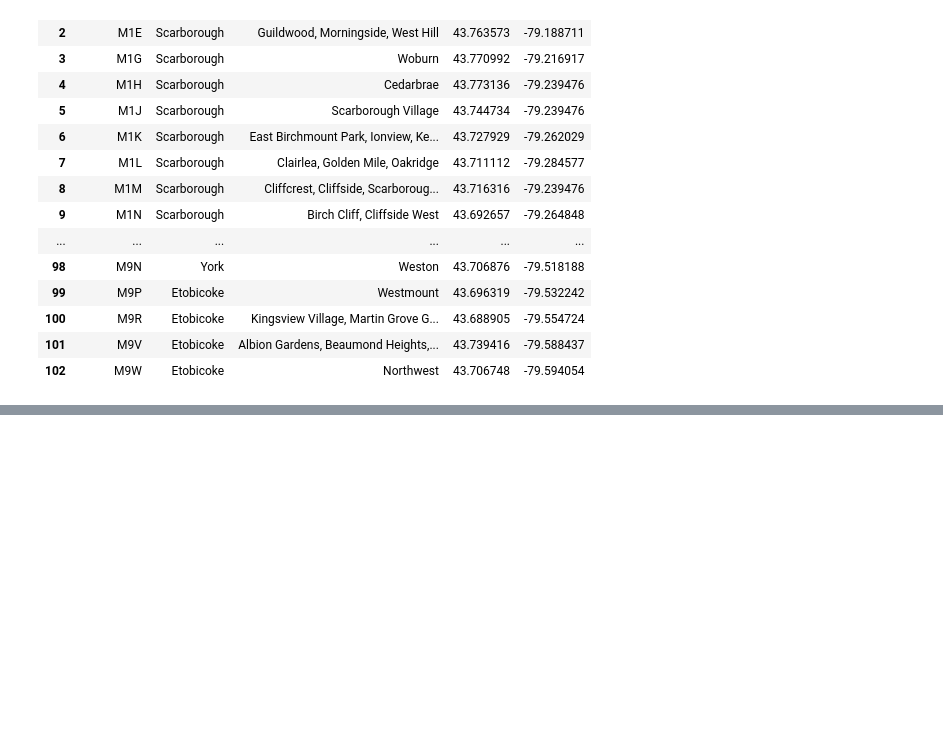
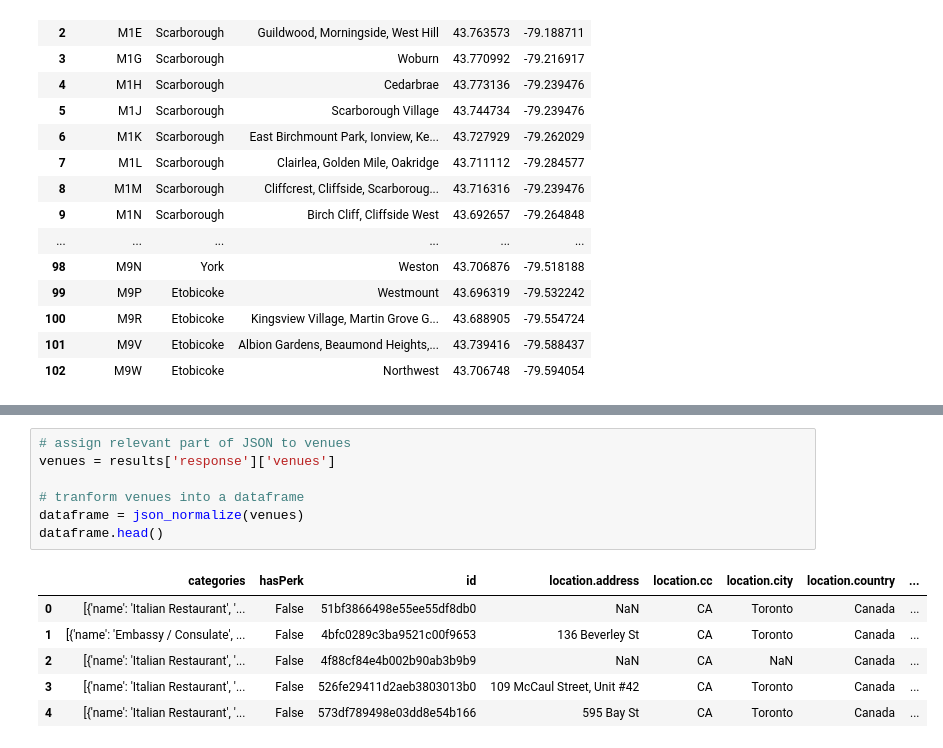
Before and after one commit to mukgithub/Coursera_Capstone, a Jupyter notebook: SegAndClust2.ipynb, the cells around one changed output, grey strips where cells are left out. Saved outputs shown, nothing was run; the diff lists cells and outputs as text; blank space fills up the shorter version.

```diff
--- a/SegAndClust2.ipynb
+++ b/SegAndClust2.ipynb
@@ -164,0 +275,14 @@ df
+# %%
+# assign relevant part of JSON to venues
+venues = results['response']['venues']
+
+# tranform venues into a dataframe
+dataframe = json_normalize(venues)
+dataframe.head()
+# %% [output]
+|  | categories | hasPerk | id | location.address | location.cc | location.city | location.country | ... |
+| 0 | [{'name': 'Italian Restaurant', '... | False | 51bf3866498e55ee55df8db0 | NaN | CA | Toronto | Canada | ... |
+| 1 | [{'name': 'Embassy / Consulate', ... | False | 4bfc0289c3ba9521c00f9653 | 136 Beverley St | CA | Toronto | Canada | ... |
+| 2 | [{'name': 'Italian Restaurant', '... | False | 4f88cf84e4b002b90ab3b9b9 | NaN | CA | NaN | Canada | ... |
+| 3 | [{'name': 'Italian Restaurant', '... | False | 526fe29411d2aeb3803013b0 | 109 McCaul Street, Unit #42 | CA | Toronto | Canada | ... |
+| 4 | [{'name': 'Italian Restaurant', '... | False | 573df789498e03dd8e54b166 | 595 Bay St | CA | Toronto | Canada | ... |
```
Also changed, not shown: parts of 19 cells of this notebook.
